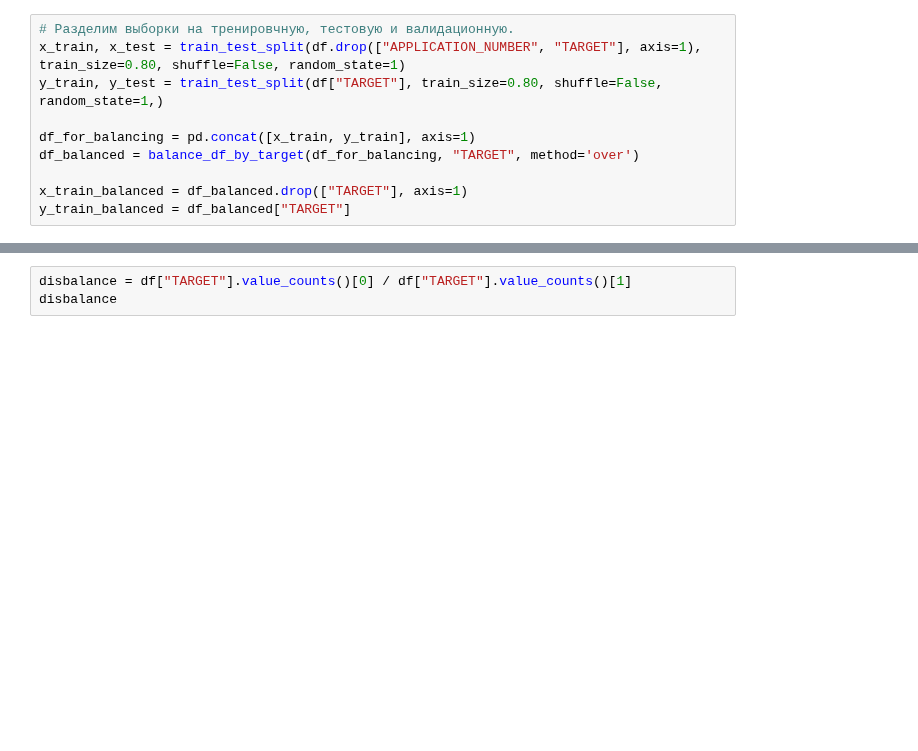
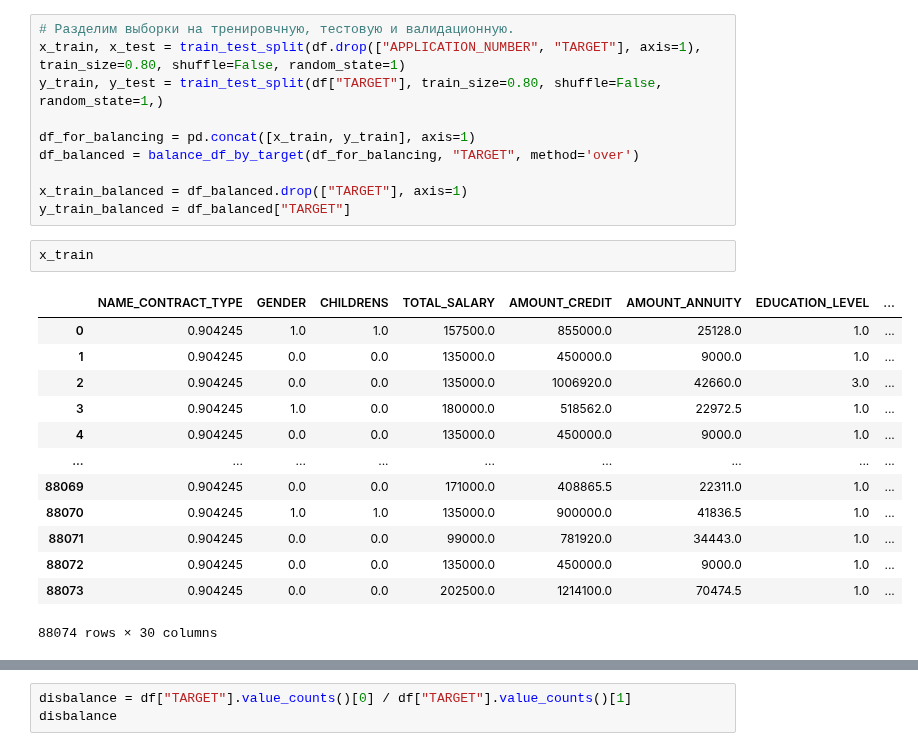
Before and after one commit to evelisko/GB_SDA_Kaggle, a Jupyter notebook: Curs_project/Curs_project_final.ipynb, the cells around one changed output, grey strips where cells are left out. Cells and saved outputs as stored; diff of their text form; blank space fills up the shorter version.

```diff
--- a/Curs_project/Curs_project_final.ipynb
+++ b/Curs_project/Curs_project_final.ipynb
@@ -668,3 +670,19 @@ df_balanced = balance_df_by_target(df_for_balancing, "TARGET", method='over')
 
 x_train_balanced = df_balanced.drop(["TARGET"], axis=1)
 y_train_balanced = df_balanced["TARGET"]
+# %%
+x_train
+# %% [output]
+|  | NAME_CONTRACT_TYPE | GENDER | CHILDRENS | TOTAL_SALARY | AMOUNT_CREDIT | AMOUNT_ANNUITY | EDUCATION_LEVEL | ... |
+| 0 | 0.904245 | 1.0 | 1.0 | 157500.0 | 855000.0 | 25128.0 | 1.0 | ... |
+| 1 | 0.904245 | 0.0 | 0.0 | 135000.0 | 450000.0 | 9000.0 | 1.0 | ... |
+| 2 | 0.904245 | 0.0 | 0.0 | 135000.0 | 1006920.0 | 42660.0 | 3.0 | ... |
+| 3 | 0.904245 | 1.0 | 0.0 | 180000.0 | 518562.0 | 22972.5 | 1.0 | ... |
+| 4 | 0.904245 | 0.0 | 0.0 | 135000.0 | 450000.0 | 9000.0 | 1.0 | ... |
+| ... | ... | ... | ... | ... | ... | ... | ... | ... |
+| 88069 | 0.904245 | 0.0 | 0.0 | 171000.0 | 408865.5 | 22311.0 | 1.0 | ... |
+| 88070 | 0.904245 | 1.0 | 1.0 | 135000.0 | 900000.0 | 41836.5 | 1.0 | ... |
+| 88071 | 0.904245 | 0.0 | 0.0 | 99000.0 | 781920.0 | 34443.0 | 1.0 | ... |
+| 88072 | 0.904245 | 0.0 | 0.0 | 135000.0 | 450000.0 | 9000.0 | 1.0 | ... |
+| 88073 | 0.904245 | 0.0 | 0.0 | 202500.0 | 1214100.0 | 70474.5 | 1.0 | ... |
+88074 rows × 30 columns
```
Also changed, not shown: parts of 79 cells of this notebook.
